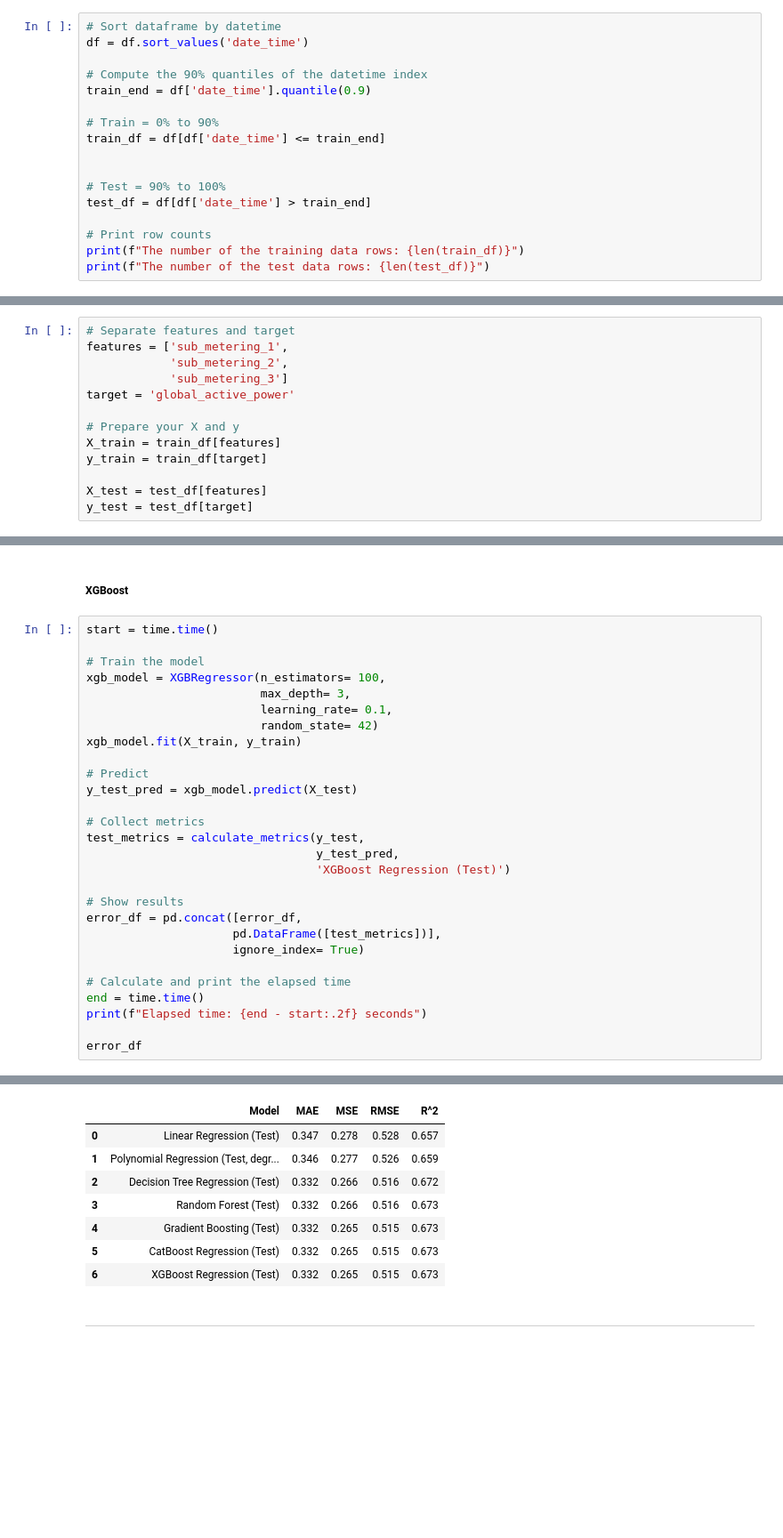
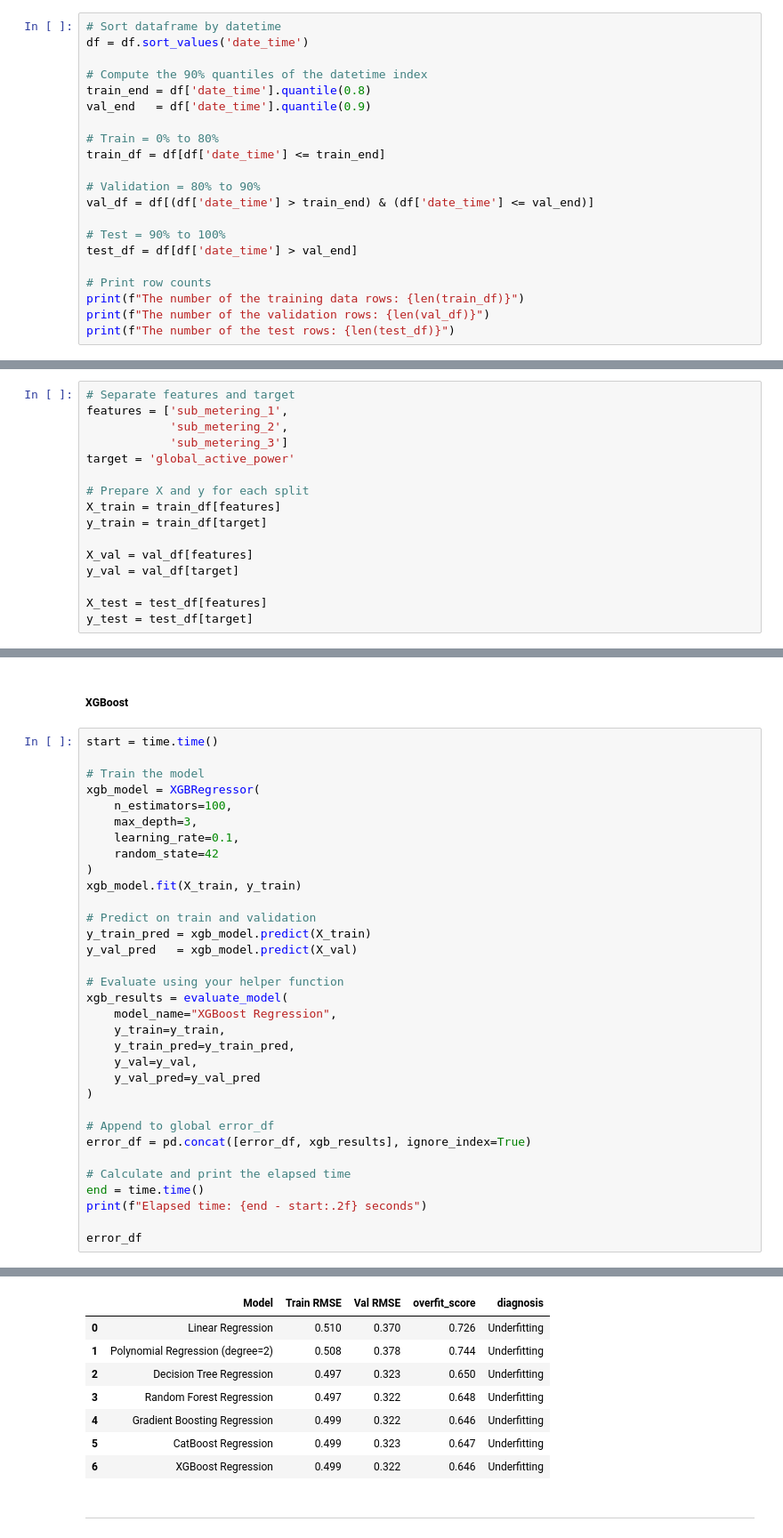
Before and after one commit to dersimkaya/Understanding_and_Forecasting_Household_Electricity_Consumption-TimeSeries, a Jupyter notebook: NB.ipynb, the cells around one changed output, grey strips where cells are left out. Shown at 89% size. Cells and saved outputs as stored; diff of their text form; blank space fills up the shorter version.

```diff
--- a/NB.ipynb
+++ b/NB.ipynb
@@ -904,16 +963,20 @@ describe_df(df, scaled_cols)
 df = df.sort_values('date_time')
 
 # Compute the 90% quantiles of the datetime index
-train_end = df['date_time'].quantile(0.9)
+train_end = df['date_time'].quantile(0.8)
+val_end   = df['date_time'].quantile(0.9)
 
-# Train = 0% to 90%
+# Train = 0% to 80%
 train_df = df[df['date_time'] <= train_end]
 
+# Validation = 80% to 90%
+val_df = df[(df['date_time'] > train_end) & (df['date_time'] <= val_end)]
 
 # Test = 90% to 100%
-test_df = df[df['date_time'] > train_end]
+test_df = df[df['date_time'] > val_end]
 
 # Print row counts
 print(f"The number of the training data rows: {len(train_df)}")
-print(f"The number of the test data rows: {len(test_df)}")
+print(f"The number of the validation rows: {len(val_df)}")
+print(f"The number of the test rows: {len(test_df)}")
 # %% [output]
@@ -962,9 +1034,12 @@ features = ['sub_metering_1',
             'sub_metering_3']
 target = 'global_active_power'
 
-# Prepare your X and y
+# Prepare X and y for each split
 X_train = train_df[features]
 y_train = train_df[target]
 
+X_val = val_df[features]
+y_val = val_df[target]
+
 X_test = test_df[features]
 y_test = test_df[target]
@@ -1205,24 +1278,29 @@ Elapsed time: 3.02 seconds
 start = time.time()
 
 # Train the model
-xgb_model = XGBRegressor(n_estimators= 100,
-                         max_depth= 3,
-                         learning_rate= 0.1,
-                         random_state= 42)
+xgb_model = XGBRegressor(
+    n_estimators=100,
+    max_depth=3,
+    learning_rate=0.1,
+    random_state=42
+)
 xgb_model.fit(X_train, y_train)
 
-# Predict
-y_test_pred = xgb_model.predict(X_test)
+# Predict on train and validation
+y_train_pred = xgb_model.predict(X_train)
+y_val_pred   = xgb_model.predict(X_val)
 
-# Collect metrics
-test_metrics = calculate_metrics(y_test,
-                                 y_test_pred,
-                                 'XGBoost Regression (Test)')
+# Evaluate using your helper function
+xgb_results = evaluate_model(
+    model_name="XGBoost Regression",
+    y_train=y_train,
+    y_train_pred=y_train_pred,
+    y_val=y_val,
+    y_val_pred=y_val_pred
+)
 
-# Show results
-error_df = pd.concat([error_df,
-                     pd.DataFrame([test_metrics])],
-                     ignore_index= True)
+# Append to global error_df
+error_df = pd.concat([error_df, xgb_results], ignore_index=True)
 
 # Calculate and print the elapsed time
 end = time.time()
@@ -1234,11 +1312,11 @@ Elapsed time: 0.40 seconds
-|  | Model | MAE | MSE | RMSE | R^2 |
-| 0 | Linear Regression (Test) | 0.347 | 0.278 | 0.528 | 0.657 |
-| 1 | Polynomial Regression (Test, degr... | 0.346 | 0.277 | 0.526 | 0.659 |
-| 2 | Decision Tree Regression (Test) | 0.332 | 0.266 | 0.516 | 0.672 |
-| 3 | Random Forest (Test) | 0.332 | 0.266 | 0.516 | 0.673 |
-| 4 | Gradient Boosting (Test) | 0.332 | 0.265 | 0.515 | 0.673 |
-| 5 | CatBoost Regression (Test) | 0.332 | 0.265 | 0.515 | 0.673 |
-| 6 | XGBoost Regression (Test) | 0.332 | 0.265 | 0.515 | 0.673 |
+|  | Model | Train RMSE | Val RMSE | overfit_score | diagnosis |
+| 0 | Linear Regression | 0.510 | 0.370 | 0.726 | Underfitting |
+| 1 | Polynomial Regression (degree=2) | 0.508 | 0.378 | 0.744 | Underfitting |
+| 2 | Decision Tree Regression | 0.497 | 0.323 | 0.650 | Underfitting |
+| 3 | Random Forest Regression | 0.497 | 0.322 | 0.648 | Underfitting |
+| 4 | Gradient Boosting Regression | 0.499 | 0.322 | 0.646 | Underfitting |
+| 5 | CatBoost Regression | 0.499 | 0.323 | 0.647 | Underfitting |
+| 6 | XGBoost Regression | 0.499 | 0.322 | 0.646 | Underfitting |
 # %% [markdown]
 ---
 # %% [markdown]
```
Also changed, not shown: parts of 57 cells of this notebook, 1 other file.
